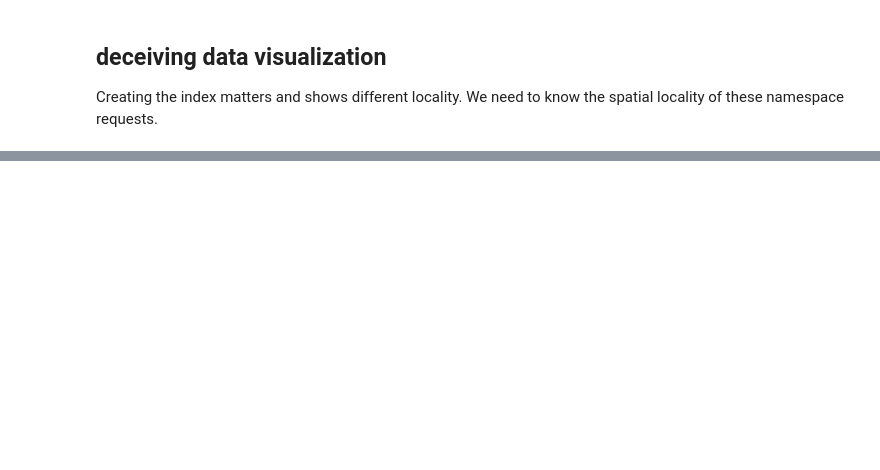
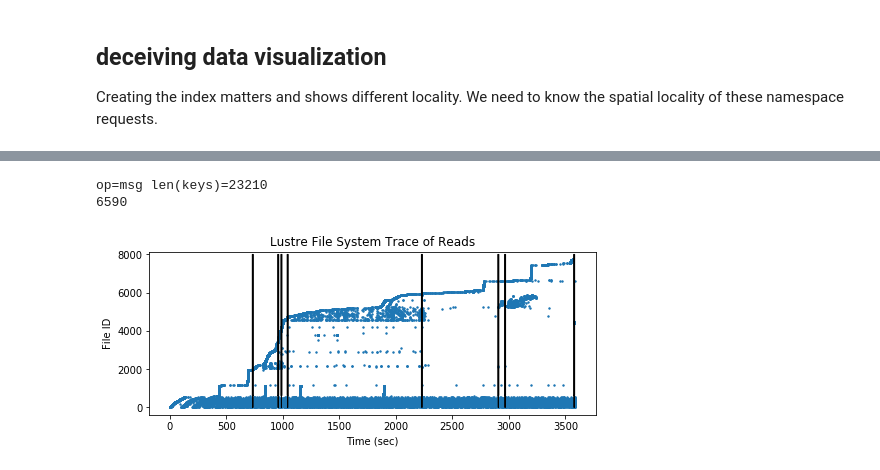
Before and after one commit to michaelsevilla/parsplice-ml-popper, a Jupyter notebook: experiments/lustre-trace/viz-trace.ipynb, the cells around one changed output, grey strips where cells are left out. Saved outputs shown, nothing was run; the diff lists cells and outputs as text; code cells hidden in the pictures; blank space fills up the shorter version.

```diff
--- a/experiments/lustre-trace/viz-trace.ipynb
+++ b/experiments/lustre-trace/viz-trace.ipynb
@@ -178,0 +112,61 @@ print roots
+# %%
+def find_regimes(time, keys):
+    fans = []                             # 1st pass: detect all possible fans
+    fan  = {'start':  None,
+            'end': float(time[-1]),
+            'top': None,
+            'bottom': 6590}
+    print fan['bottom']
+    for i in range(len(time)-1, -1, -1):  # iterate backwards!
+        TS = float(time[i])
+        ID = float(keys[i])
+        if ID < 2000:
+            continue
+        if ID < fan['bottom']:            # we have found a new fan!
+            #print "found new fan"
+            fan['start'] = TS             # complete the fan
+            fans.append(fan)              # save the fan and reset
+            fan = {'start': None, 'end': TS, 'top': 0, 'bottom': ID}
+        if ID > fan['top']:
+            fan['top'] = ID
+    fan['start'] = 0
+    fans.append(fan)
+    fans.reverse()
+    return fans
+    #regimes = []                         # 2nd pass: avoid false positives; check fan height
+    #for i in range(0, len(fans)-1):
+    #    if fans[i]['top'] < fans[i+1]['bottom']:
+    #        fans[i]['end'] = fans[i+1]['end']
+    #        regimes.append(fans[i])
+    #regimes.append(fans[i])
+    #return regimes
+
+def plot_regimes(ax, regimes, window=5):
+    props = dict(facecolor='black', width=1, headwidth=0)
+    #ax.scatter(df['shift'].astype(int), df['id'].astype(int), s=0.1, color='#998ec3') # plot the keyspace (purple dots)
+
+    last_fan = regimes[0]                        # plot the fans
+    for fan in regimes:
+        if fan['start'] - last_fan['start'] > window:
+            ax.annotate("",  arrowprops=props, ha="center",
+                        xy=(fan['start'], 0),#fan['top']),
+                        xytext=(fan['start'], 8000))#fan['top']+1000))
+        last_fan = fan
+
+keyids = {}
+fig, ax = plt.subplots(1, 1, figsize=(8, 3))
+time, keys = get_ops(df1, '19ATIME')
+ax.scatter(time, keys, s=2, label='19ATIME')
+print "op=" + op + " len(keys)=" + str(len(keys))
+ax.set_xlabel("Time (sec)")
+ax.set_title("Lustre File System Trace of Reads")
+ax.set_ylabel("File ID")
+#ax.set_ylim(1000, 8000)
+
+time, keys = get_ops(df1, '19ATIME')
+regimes = find_regimes(time, keys)
+plot_regimes(ax, regimes)
+# %% [output]
+op=msg len(keys)=23210
+6590
+[figure, added]
```
Also changed, not shown: parts of 5 cells of this notebook, 7 other files.
